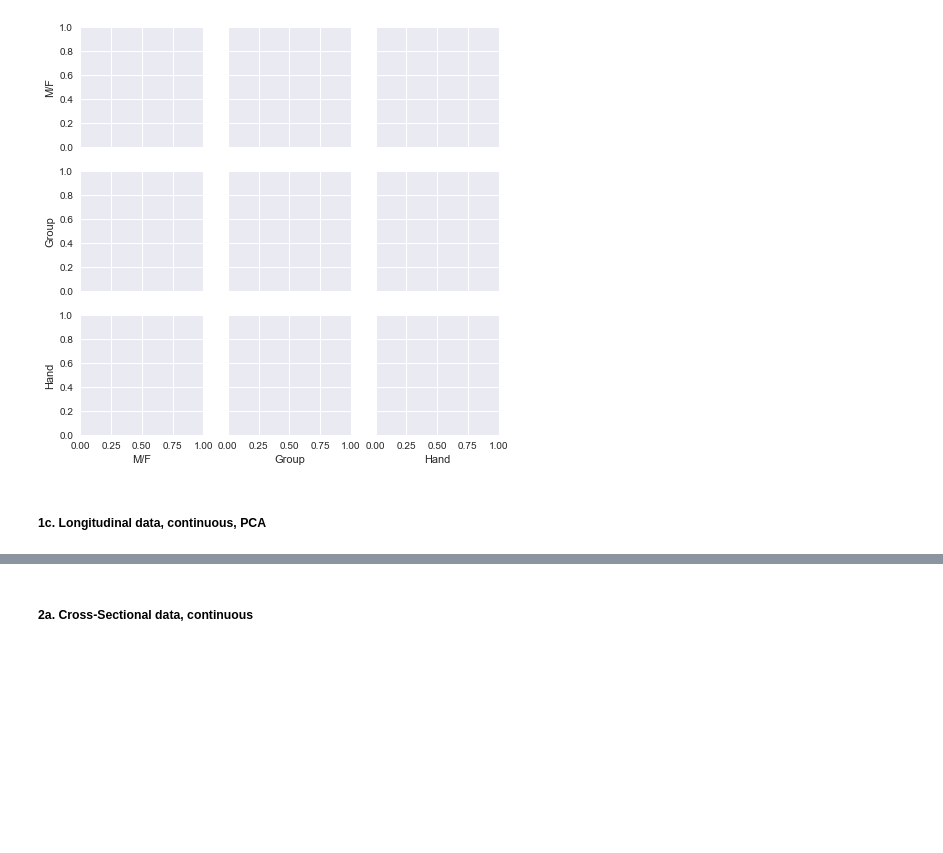
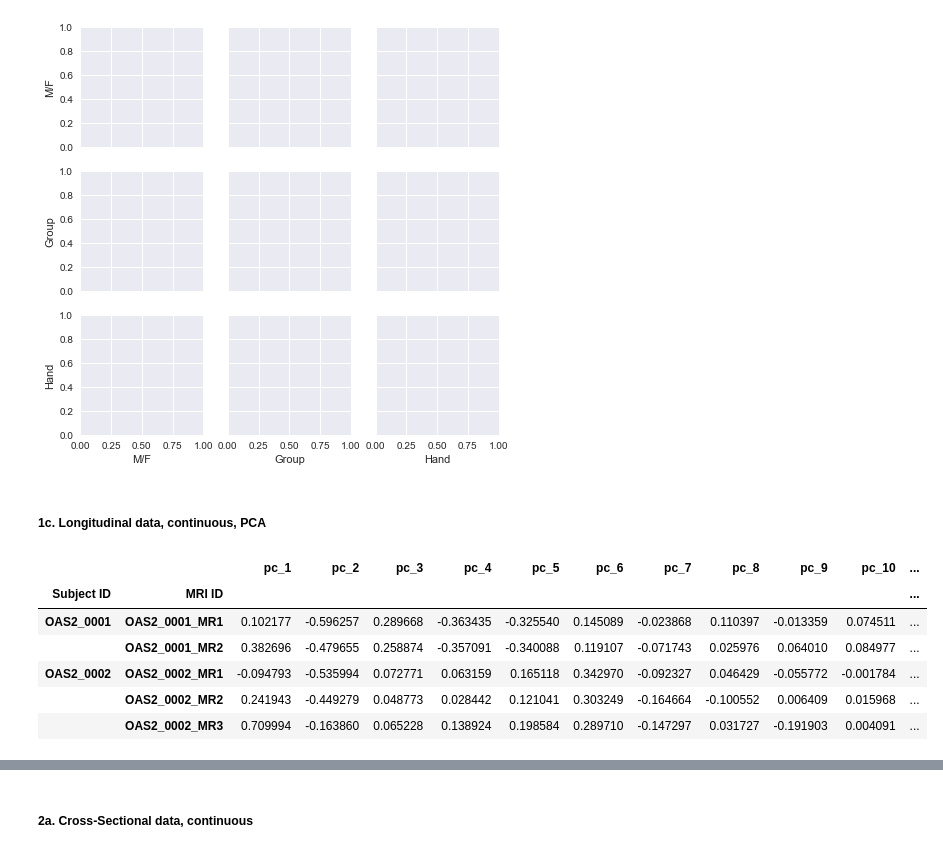
Before and after one commit to jlouie3/Conda_Notebooks, a Jupyter notebook: Projects/DementiaPrediction/1_Intro_and_Import.ipynb, the cells around one changed output, grey strips where cells are left out. Saved outputs shown, nothing was run; the diff lists cells and outputs as text; code cells hidden in the pictures; blank space fills up the shorter version.

```diff
--- a/Projects/DementiaPrediction/1_Intro_and_Import.ipynb
+++ b/Projects/DementiaPrediction/1_Intro_and_Import.ipynb
@@ -187,0 +184,21 @@ PCA.transform()
+# %%
+from sklearn.decomposition import PCA
+
+# Get first two principal components
+pca = PCA()
+pca_df = pd.DataFrame(pca.fit_transform(X=long_norm_df))
+pca_df.index = long_norm_df.index
+
+# Add labels
+pca_df = pd.concat([pca_df,labels_enum],axis=1,ignore_index=True)
+pca_df.columns = ['pc_' + str(x+1) for x in range(len(pca_df.columns)-1)] + ['Group']
+
+pca_df.head()
+# %% [output]
+|  |  | pc_1 | pc_2 | pc_3 | pc_4 | pc_5 | pc_6 | pc_7 | pc_8 | pc_9 | pc_10 | ... |
+| Subject ID | MRI ID |  |  |  |  |  |  |  |  |  |  | ... |
+| OAS2_0001 | OAS2_0001_MR1 | 0.102177 | -0.596257 | 0.289668 | -0.363435 | -0.325540 | 0.145089 | -0.023868 | 0.110397 | -0.013359 | 0.074511 | ... |
+|  | OAS2_0001_MR2 | 0.382696 | -0.479655 | 0.258874 | -0.357091 | -0.340088 | 0.119107 | -0.071743 | 0.025976 | 0.064010 | 0.084977 | ... |
+| OAS2_0002 | OAS2_0002_MR1 | -0.094793 | -0.535994 | 0.072771 | 0.063159 | 0.165118 | 0.342970 | -0.092327 | 0.046429 | -0.055772 | -0.001784 | ... |
+|  | OAS2_0002_MR2 | 0.241943 | -0.449279 | 0.048773 | 0.028442 | 0.121041 | 0.303249 | -0.164664 | -0.100552 | 0.006409 | 0.015968 | ... |
+|  | OAS2_0002_MR3 | 0.709994 | -0.163860 | 0.065228 | 0.138924 | 0.198584 | 0.289710 | -0.147297 | 0.031727 | -0.191903 | 0.004091 | ... |
```
Also changed, not shown: parts of 3 cells of this notebook.
